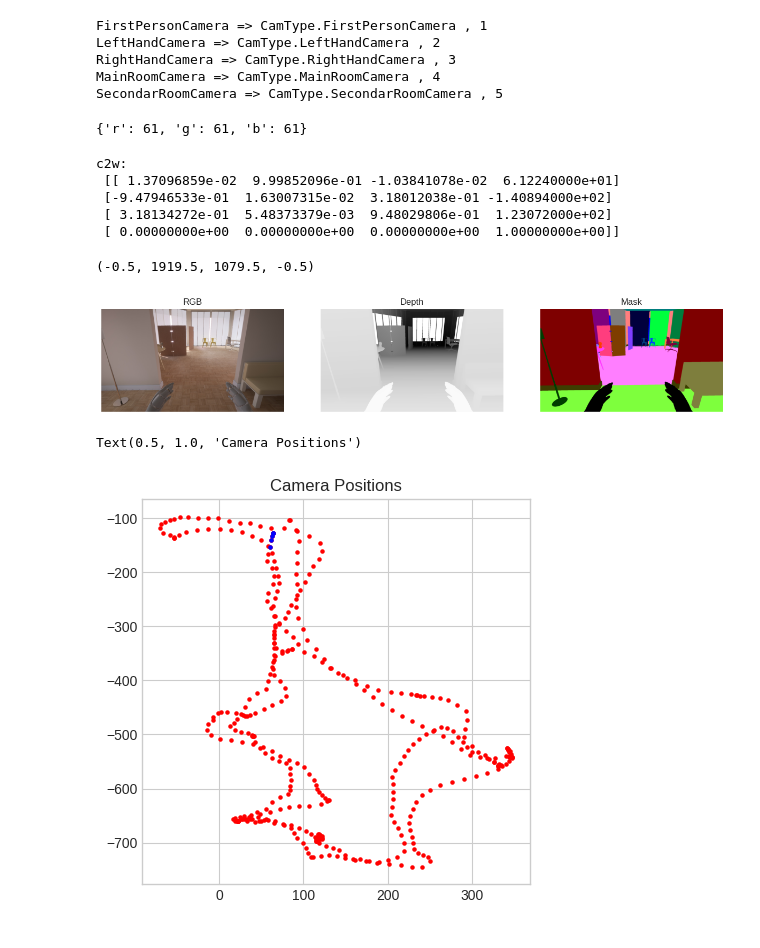
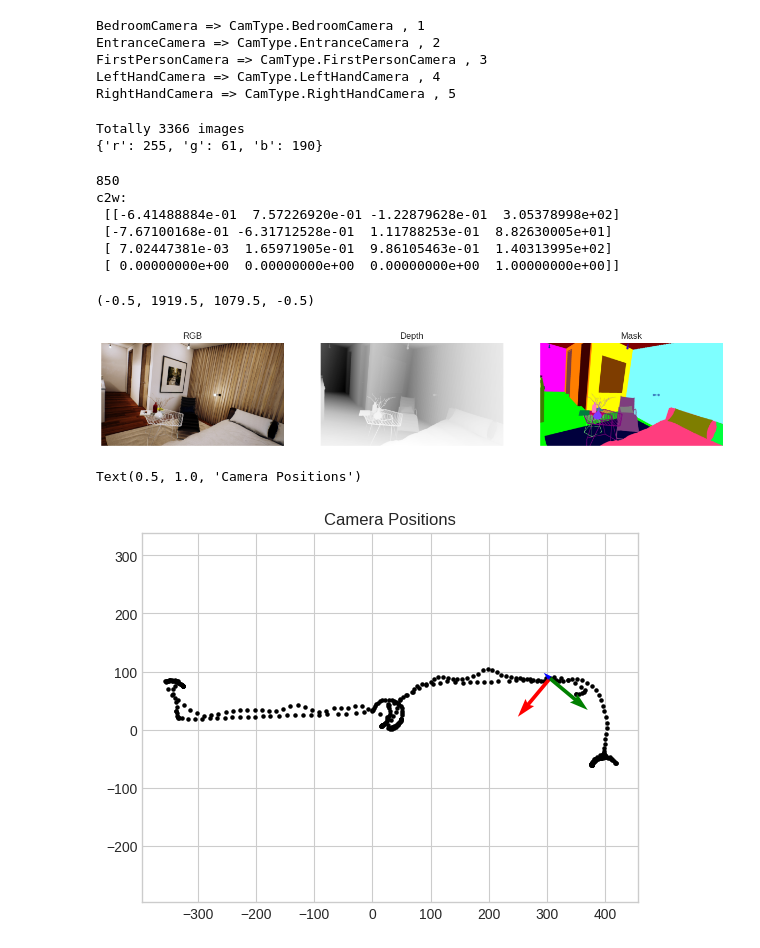
Before and after one commit to Linketic/TC-Light, a Jupyter notebook: notebooks/robotrix_analysis.ipynb, the cells around one changed output. Saved outputs shown, nothing was run; the diff lists cells and outputs as text; code cells hidden in the pictures.

```diff
--- a/notebooks/robotrix_analysis.ipynb
+++ b/notebooks/robotrix_analysis.ipynb
@@ -17,16 +17,17 @@ from enum import Enum
 
 import matplotlib.pyplot as plt
 
-CamType = Enum("CamType", ("FirstPersonCamera", "LeftHandCamera", "RightHandCamera", "MainRoomCamera", "SecondarRoomCamera"))
+# CamType = Enum("CamType", ("FirstPersonCamera", "LeftHandCamera", "RightHandCamera", "MainRoomCamera", "SecondarRoomCamera"))
+CamType = Enum("CamType", ("BedroomCamera", "EntranceCamera", "FirstPersonCamera", "LeftHandCamera", "RightHandCamera"))
 
 for name, member in CamType.__members__.items():
     print(name, '=>', member, ',', member.value)
 # %% [output]
-FirstPersonCamera => CamType.FirstPersonCamera , 1
-LeftHandCamera => CamType.LeftHandCamera , 2
-RightHandCamera => CamType.RightHandCamera , 3
-MainRoomCamera => CamType.MainRoomCamera , 4
-SecondarRoomCamera => CamType.SecondarRoomCamera , 5
+BedroomCamera => CamType.BedroomCamera , 1
+EntranceCamera => CamType.EntranceCamera , 2
+FirstPersonCamera => CamType.FirstPersonCamera , 3
+LeftHandCamera => CamType.LeftHandCamera , 4
+RightHandCamera => CamType.RightHandCamera , 5
 # %%
 def ypr2rotmat(yaw, pitch, roll):
     yaw = np.deg2rad(yaw)
@@ -80,13 +86,17 @@ def RGBD2PCD(rgbs, depths, intrinsics, c2ws):
 
     return p_world, rgb_world
 # %%
-data_folder = "../data/robotrix/000_hamburghaus_000"
-cam_type = CamType.FirstPersonCamera
+data_folder = "../data/robotrix/003_studioapartment/000"
+cam_type = "FirstPersonCamera"
+assert cam_type in CamType.__members__, f"cam_type must be one of {CamType.__members__.keys()}"
+assert cam_type == CamType[cam_type].name
+cam_type = CamType[cam_type]
 
 # load the json info
-with open(os.path.join(data_folder, 'hamburghaus_000.json')) as f:
+with open(os.path.join(data_folder, 'studioapartment_000.json')) as f:
     data_info = json.load(f)
     n_images = len(data_info['frames'])
+    print(f"Totally {n_images} images")
 
 with open(os.path.join(data_folder, 'sceneObject.json')) as f:
     instance_info = json.load(f)
@@ -95,17 +105,21 @@ with open(os.path.join(data_folder, 'sceneObject.json')) as f:
             cam_color = np.array([obj['instance_color']['r'], obj['instance_color']['g'], obj['instance_color']['b']])
             print(obj['instance_color'])
 # %% [output]
-{'r': 61, 'g': 61, 'b': 61}
+Totally 3366 images
+{'r': 255, 'g': 61, 'b': 190}
 # %%
-idx = random.randint(1, n_images+1)
-img = np.array(Image.open(os.path.join(data_folder, 'rgb', cam_type.name, f"{idx:06d}.jpg")))
-depth = np.array(Image.open(os.path.join(data_folder, 'depth', cam_type.name, f"{idx:06d}.png")))
-mask = np.array(Image.open(os.path.join(data_folder, 'mask', cam_type.name, f"{idx:06d}.png")))
+idx = random.randint(0, n_images)
+idx = 850
+print(idx)
+cam_id = int(data_info['frames'][idx]['id'])
+img = np.array(Image.open(os.path.join(data_folder, 'rgb', cam_type.name, f"{cam_id+1:06d}.jpg")))
+depth = np.array(Image.open(os.path.join(data_folder, 'depth', cam_type.name, f"{cam_id+1:06d}.png")))
+mask = np.array(Image.open(os.path.join(data_folder, 'mask', cam_type.name, f"{cam_id+1:06d}.png")))
 # data_info['frames'][1]['cameras'][0]['position']
 cam_position = data_info['frames'][idx]['cameras'][cam_type.value-1]['position']  # x, y, z
 cam_rotation = data_info['frames'][idx]['cameras'][cam_type.value-1]['rotation']  # p, y, r
 fov = float(data_info['cameras'][cam_type.value-1]['fov'])
-H, W = np.array(Image.open(os.path.join(data_folder, 'rgb', cam_type.name, f"{1:06d}.jpg"))).shape[:2]
+H, W = img.shape[:2]
 f = W / (2 * np.tan(np.deg2rad(fov/2)))
 intrinsics = np.array([[f, 0, W/2], [0, f, H/2], [0, 0, 1]])
 
@@ -135,30 +149,46 @@ plt.imshow(mask)
 plt.title("Mask")
 plt.axis("off")
 # %% [output]
+850
 c2w:
- [[ 1.37096859e-02  9.99852096e-01 -1.03841078e-02  6.12240000e+01]
- [-9.47946533e-01  1.63007315e-02  3.18012038e-01 -1.40894000e+02]
- [ 3.18134272e-01  5.48373379e-03  9.48029806e-01  1.23072000e+02]
+ [[-6.41488884e-01  7.57226920e-01 -1.22879628e-01  3.05378998e+02]
+ [-7.67100168e-01 -6.31712528e-01  1.11788253e-01  8.82630005e+01]
+ [ 7.02447381e-03  1.65971905e-01  9.86105463e-01  1.40313995e+02]
  [ 0.00000000e+00  0.00000000e+00  0.00000000e+00  1.00000000e+00]]
 (-0.5, 1919.5, 1079.5, -0.5)
-[figure, old version]
+[figure, new version]
 # %%
 # draw the camera positions
 plt.style.use("seaborn-v0_8-whitegrid")
-plt.figure(figsize=(5, 5))
-for i in range(0, n_images, 20):
+plt.figure()
+plt.axis("equal")
+for i in range(0, n_images, 10):
+# for i in range(0, n_images, 1):
     cam_position = data_info['frames'][i]['cameras'][cam_type.value-1]['position']
     cam_position = {k: float(v) for k, v in cam_position.items()}
-    plt.scatter(cam_position['x'], cam_position['y'], c='r', s=5)
+    plt.scatter(cam_position['x'], cam_position['y'], c='black', s=5)
 
-for i in range(0, 100, 20):
-    cam_position = data_info['frames'][i]['cameras'][cam_type.value-1]['position']
-    cam_position = {k: float(v) for k, v in cam_position.items()}
-    plt.scatter(cam_position['x'], cam_position['y'], c='b', s=5)
+cam_position = data_info['frames'][idx]['cameras'][cam_type.value-1]['position']
+cam_position = {k: float(v) for k, v in cam_position.items()}
+cam_rotation = data_info['frames'][idx]['cameras'][cam_type.value-1]['rotation']
+cam_rotation = {k: float(v) for k, v in cam_rotation.items()}
+c2w = np.eye(4)
+c2w[:3, :3] = ypr2rotmat(cam_rotation['y'], cam_rotation['p'], cam_rotation['r'])
+c2w[:3, 3] = np.array([cam_position['x'], cam_position['y'], cam_position['z']])
+# c2w[1, :] = -c2w[1, :]  # flip y axis
+# c2w[:3, 1] = -c2w[:3, 1]  # flip y axis
+# plot the camera orientation in x-y plane
+xc = c2w[:3, 0]
+yc = c2w[:3, 1]
+zc = c2w[:3, 2]
+
+plt.quiver(c2w[0, 3], c2w[1, 3], xc[0], xc[1], angles='xy', scale_units='inches', scale=2, color='r', label='x')
+plt.quiver(c2w[0, 3], c2w[1, 3], yc[0], yc[1], angles='xy', scale_units='inches', scale=2, color='g', label='y')
+plt.quiver(c2w[0, 3], c2w[1, 3], zc[0], zc[1], angles='xy', scale_units='inches', scale=2, color='b', label='z')
 
 plt.title("Camera Positions")
 # %% [output]
 Text(0.5, 1.0, 'Camera Positions')
-[figure, old version]
+[figure, new version]
 # %%
 imgs, depths, masks, c2ws = [], [], [], []
```
Also changed, not shown: parts of 4 cells of this notebook, 2 other files.
